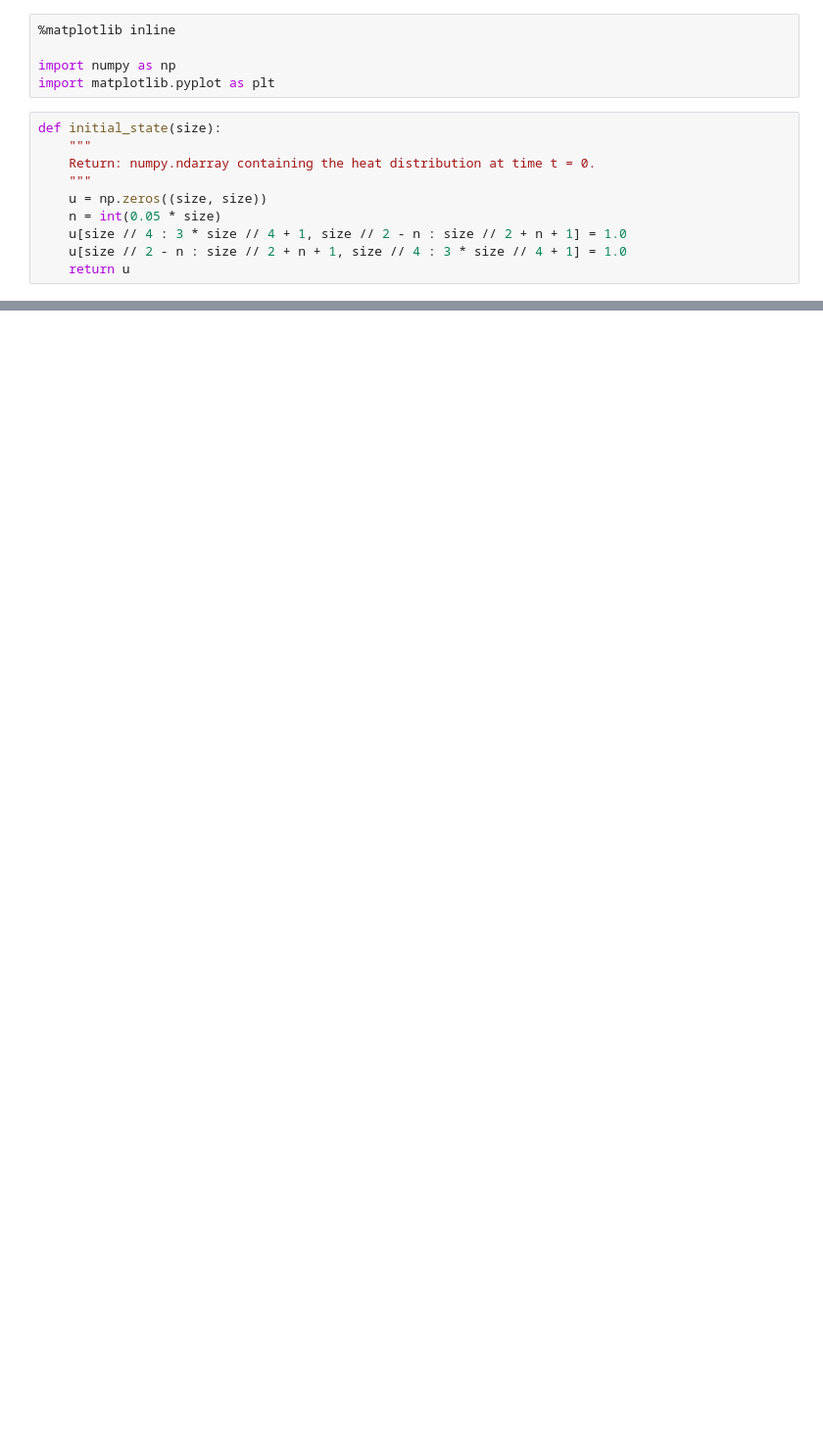
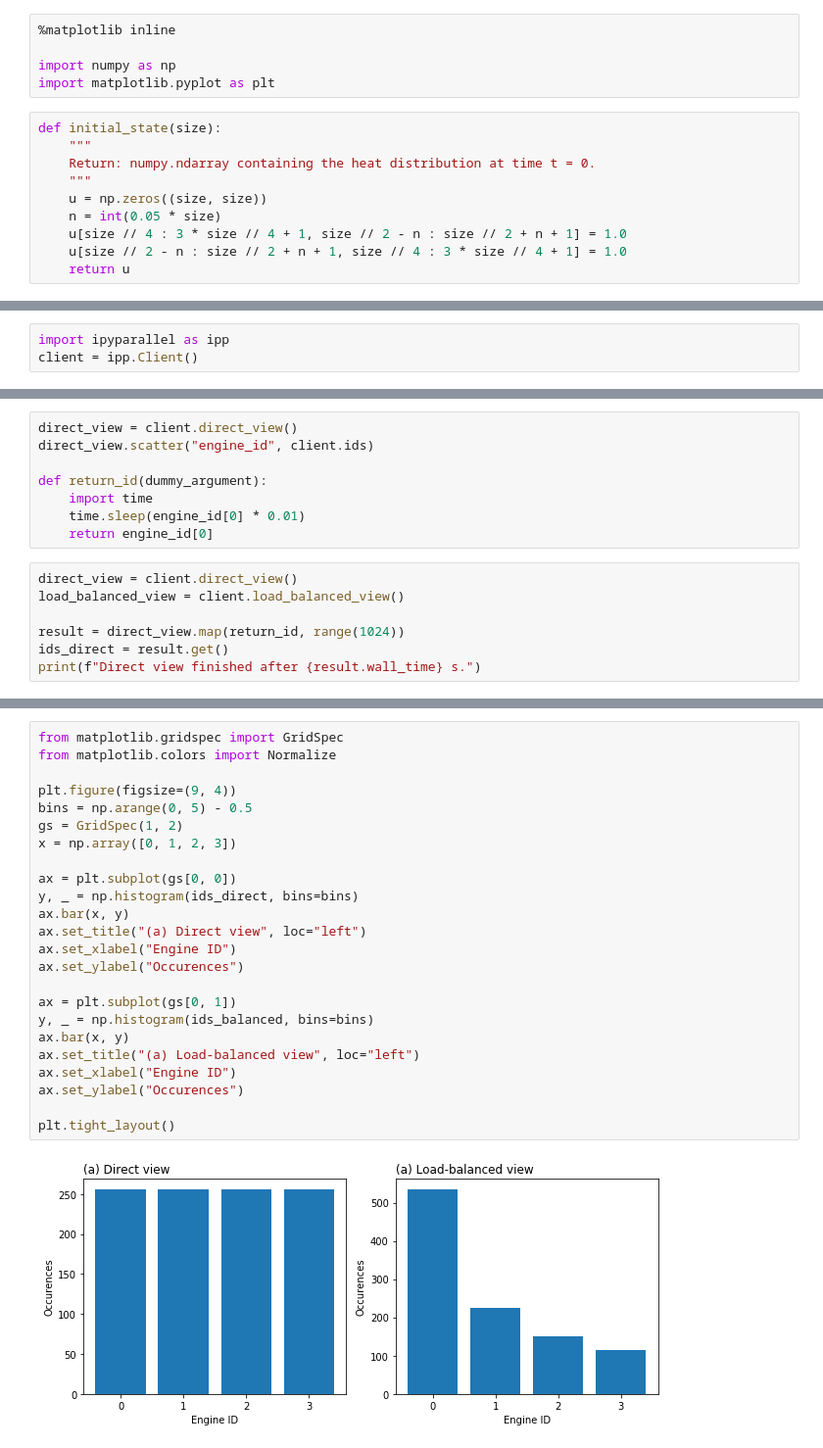
Before and after one commit to SEE-GEO/ssdp, a Jupyter notebook: lectures/13/ssdp_lecture_13_exercise.ipynb, the cells around one changed output, grey strips where cells are left out. Shown at 98% size. Saved outputs shown, nothing was run; the diff lists cells and outputs as text; blank space fills up the shorter version.

```diff
--- a/lectures/13/ssdp_lecture_13_exercise.ipynb
+++ b/lectures/13/ssdp_lecture_13_exercise.ipynb
@@ -102,0 +251,3 @@ def solve_heat_equation_gpu(size, n_steps):
+# %%
+import ipyparallel as ipp
+client = ipp.Client()
@@ -102,0 +262,15 @@ def solve_heat_equation_gpu(size, n_steps):
+# %%
+direct_view = client.direct_view()
+direct_view.scatter("engine_id", client.ids)
+
+def return_id(dummy_argument):
+    import time
+    time.sleep(engine_id[0] * 0.01)
+    return engine_id[0]
+# %%
+direct_view = client.direct_view()
+load_balanced_view = client.load_balanced_view()
+
+result = direct_view.map(return_id, range(1024))
+ids_direct = result.get()
+print(f"Direct view finished after {result.wall_time} s.")
@@ -102,0 +285,26 @@ def solve_heat_equation_gpu(size, n_steps):
+# %%
+from matplotlib.gridspec import GridSpec
+from matplotlib.colors import Normalize
+
+plt.figure(figsize=(9, 4))
+bins = np.arange(0, 5) - 0.5
+gs = GridSpec(1, 2)
+x = np.array([0, 1, 2, 3])
+
+ax = plt.subplot(gs[0, 0])
+y, _ = np.histogram(ids_direct, bins=bins)
+ax.bar(x, y)
+ax.set_title("(a) Direct view", loc="left")
+ax.set_xlabel("Engine ID")
+ax.set_ylabel("Occurences")
+
+ax = plt.subplot(gs[0, 1])
+y, _ = np.histogram(ids_balanced, bins=bins)
+ax.bar(x, y)
+ax.set_title("(a) Load-balanced view", loc="left")
+ax.set_xlabel("Engine ID")
+ax.set_ylabel("Occurences")
+
+plt.tight_layout()
+# %% [output]
+[figure, added]
```
Also changed, not shown: parts of 28 cells of this notebook, 10 other files.
